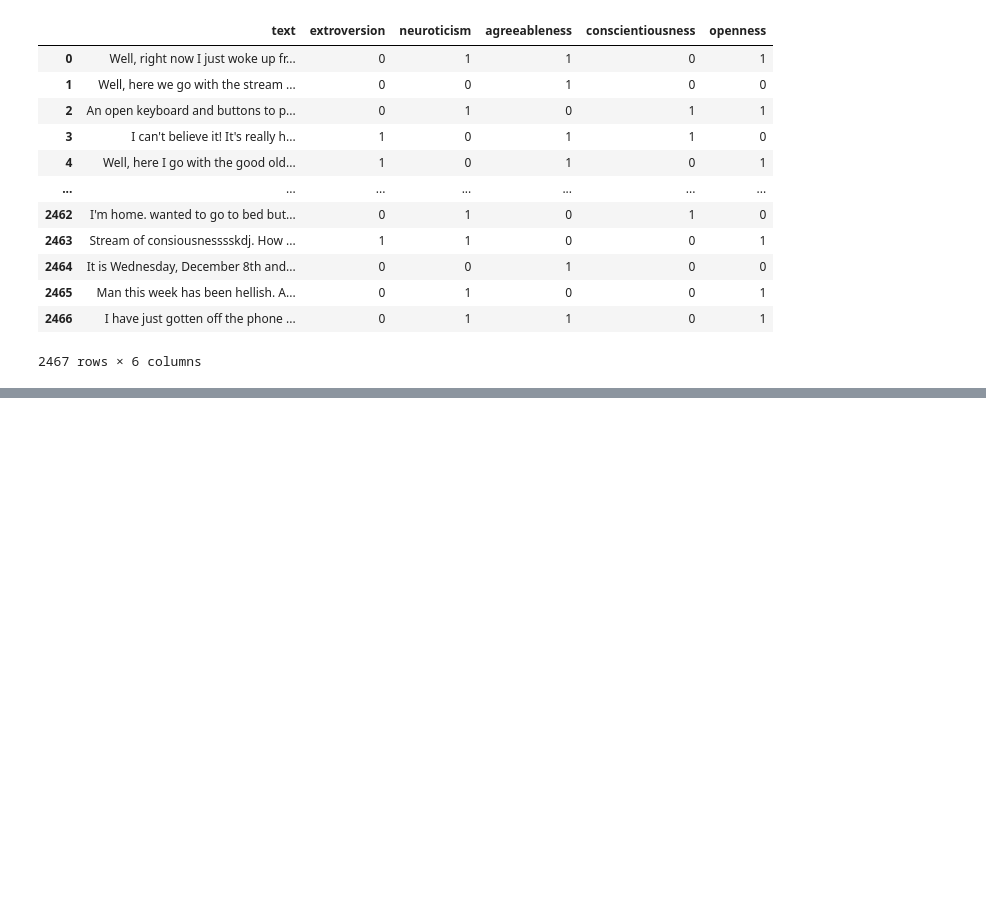
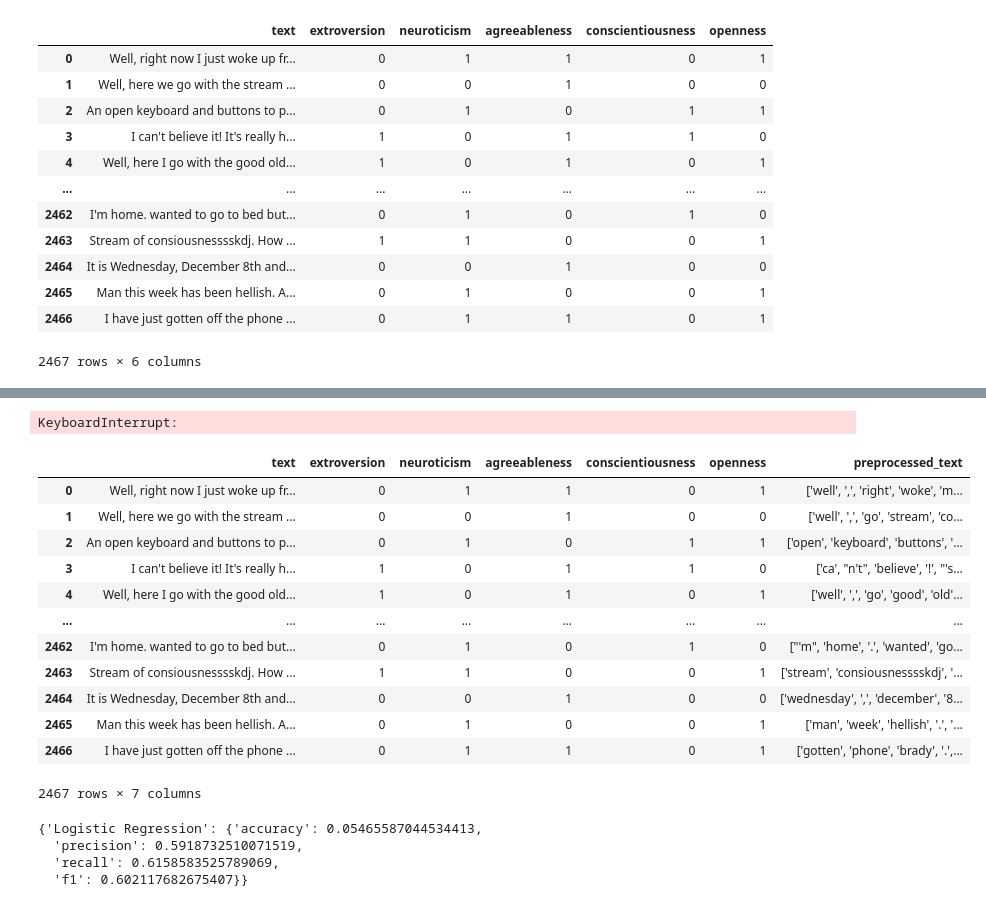
Before and after one commit to jessedoka/LCT, a Jupyter notebook: text_analysis.ipynb, the cells around one changed output, grey strips where cells are left out. Drawn from its saved outputs; the diff is of its cells as text; code cells hidden in the pictures; blank space fills up the shorter version.

Commit message:
new classification model developed - skeleton of what the lexicon should look like - preprocessing file - sample data - results for the orignal model

```diff
--- a/review_analysis.ipynb
+++ b/text_analysis.ipynb
@@ -288,0 +332,54 @@ seeds
+# %%
+df = load_data('data/essays.pkl')
+# %% [output]
+KeyboardInterrupt:
+# %%
+df = pd.read_pickle('data/essays_preprocessed.pkl')
+# %%
+df
+# %% [output]
+|  | text | extroversion | neuroticism | agreeableness | conscientiousness | openness | preprocessed_text |
+| 0 | Well, right now I just woke up fr... | 0 | 1 | 1 | 0 | 1 | ['well', ',', 'right', 'woke', 'm... |
+| 1 | Well, here we go with the stream ... | 0 | 0 | 1 | 0 | 0 | ['well', ',', 'go', 'stream', 'co... |
+| 2 | An open keyboard and buttons to p... | 0 | 1 | 0 | 1 | 1 | ['open', 'keyboard', 'buttons', '... |
+| 3 | I can't believe it! It's really h... | 1 | 0 | 1 | 1 | 0 | ['ca', "n't", 'believe', '!', "'s... |
+| 4 | Well, here I go with the good old... | 1 | 0 | 1 | 0 | 1 | ['well', ',', 'go', 'good', 'old'... |
+| ... | ... | ... | ... | ... | ... | ... | ... |
+| 2462 | I'm home. wanted to go to bed but... | 0 | 1 | 0 | 1 | 0 | ["'m", 'home', '.', 'wanted', 'go... |
+| 2463 | Stream of consiousnesssskdj. How ... | 1 | 1 | 0 | 0 | 1 | ['stream', 'consiousnesssskdj', '... |
+| 2464 | It is Wednesday, December 8th and... | 0 | 0 | 1 | 0 | 0 | ['wednesday', ',', 'december', '8... |
+| 2465 | Man this week has been hellish. A... | 0 | 1 | 0 | 0 | 1 | ['man', 'week', 'hellish', '.', '... |
+| 2466 | I have just gotten off the phone ... | 0 | 1 | 1 | 0 | 1 | ['gotten', 'phone', 'brady', '.',... |
+2467 rows × 7 columns
+# %%
+results = {}
+
+X, y, vectorizer = extract_features(df['preprocessed_text'], df[['extroversion', 'neuroticism', 'agreeableness', 'conscientiousness', 'openness']])
+
+# Split the data into training and testing sets
+X_train, X_test, y_train, y_test = train_test_split(X, y, test_size=0.2, random_state=42)
+
+# Train the model
+model = train_svm_model_O(X_train, y_train)
+
+# Predict the labels
+y_pred = predict_labels(model, X_test)
+
+# Evaluate the model
+accuracy, precision, recall, f1 = evaluate_model(y_test, y_pred)
+
+results['Logistic Regression'] = {
+    'accuracy': accuracy,
+    'precision': precision,
+    'recall': recall,
+    'f1': f1
+}
+
+joblib.dump(model, 'models/logistic_regression.pkl')
+
+results
+# %% [output]
+{'Logistic Regression': {'accuracy': 0.05465587044534413,
+  'precision': 0.5918732510071519,
+  'recall': 0.6158583525789069,
+  'f1': 0.602117682675407}}
```
Also changed, not shown: parts of 26 cells of this notebook, 6 other files.
